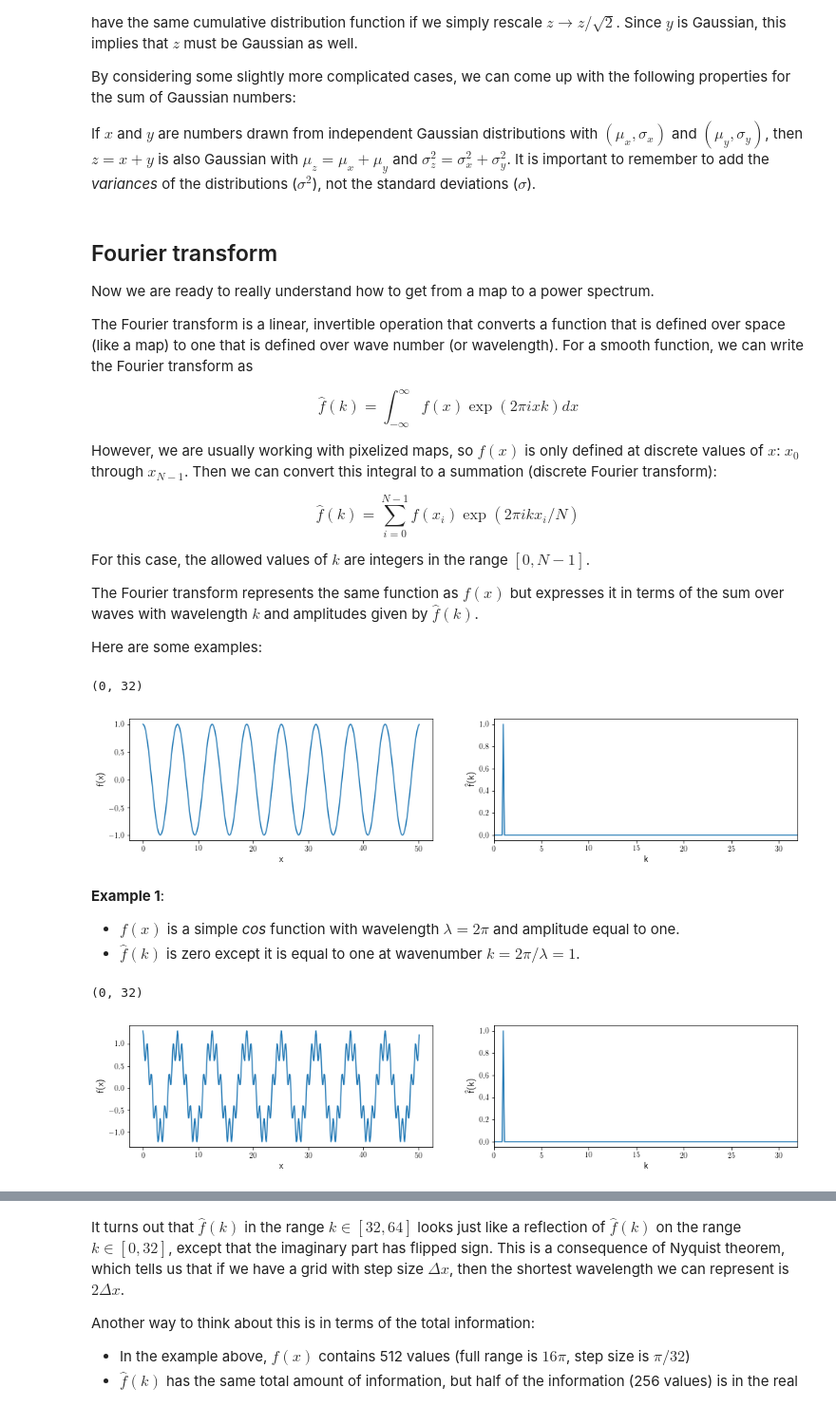
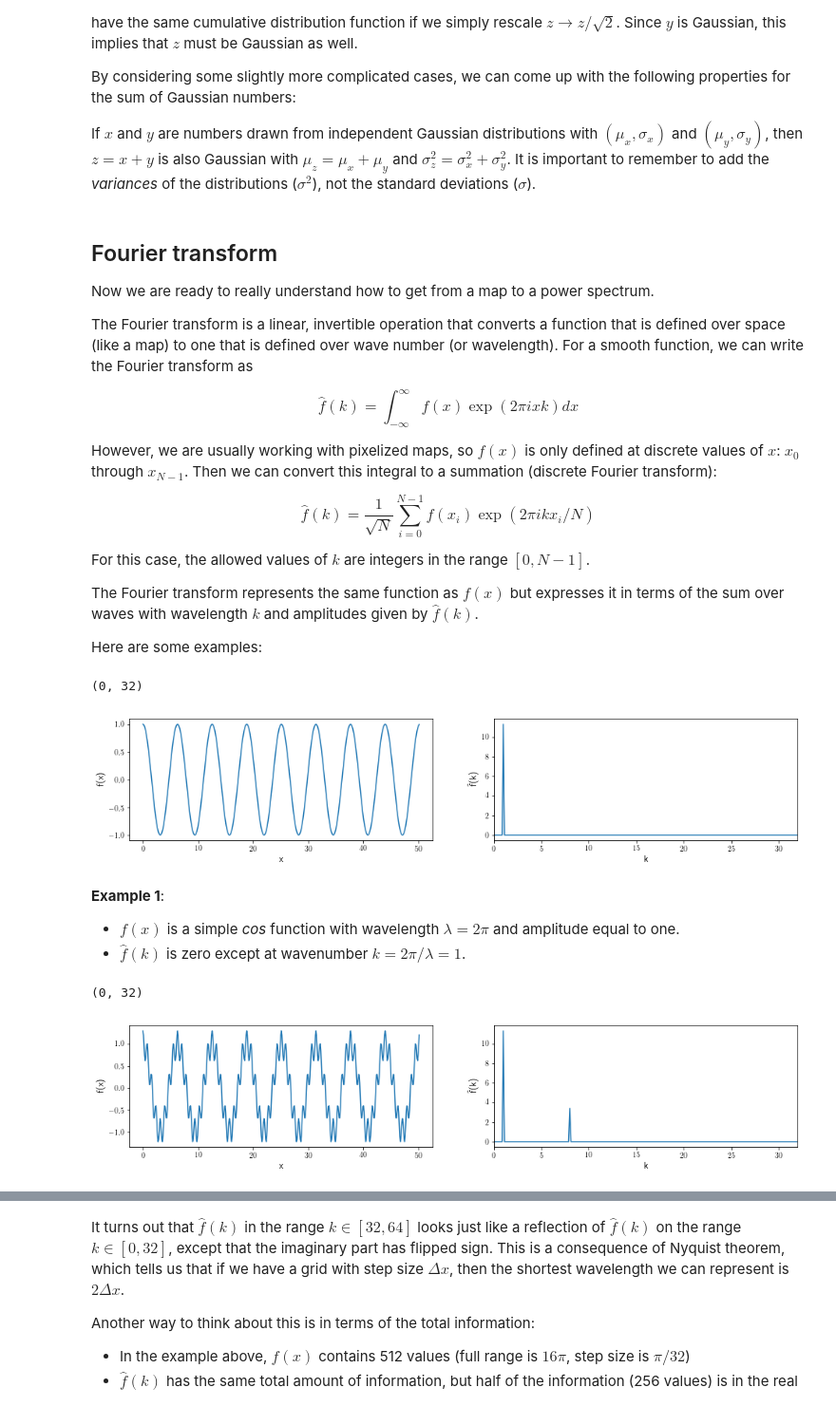
Before and after one commit to cbischoff/cmb-notebook, a Jupyter notebook: CMB angular power spectrum.ipynb, the cells around one changed output, grey strips where cells are left out. Shown at 95% size. Saved outputs shown, nothing was run; the diff lists cells and outputs as text; code cells hidden in the pictures.

```diff
--- a/CMB angular power spectrum.ipynb
+++ b/CMB angular power spectrum.ipynb
@@ -234,7 +234,7 @@ $$
 However, we are usually working with pixelized maps, so $f(x)$ is only defined at discrete values of $x$: $x_0$ through $x_{N-1}$. Then we can convert this integral to a summation (discrete Fourier transform):
 
 $$
-\hat{f}(k) = \sum_{i=0}^{N-1} f(x_i) \exp \left( 2 \pi i k x_i / N \right)
+\hat{f}(k) = \frac{1}{\sqrt{N}} \sum_{i=0}^{N-1} f(x_i) \exp \left( 2 \pi i k x_i / N \right)
 $$
 
 For this case, the allowed values of $k$ are integers in the range $[0, N-1]$.
@@ -251,37 +251,37 @@ plt.plot(x, fx)
 plt.xlabel('x', fontsize=12)
 plt.ylabel('f(x)', fontsize=12)
 k = np.arange(0, 64, 0.125)
-fk = np.real(np.fft.fft(fx1)) / 256.
+fk = np.fft.fft(fx) / np.sqrt(512)
 plt.subplot(1, 2, 2)
-plt.plot(k, fk)
+plt.plot(k, np.real(fk))
 plt.xlabel('k', fontsize=12)
 plt.ylabel('\^{f}(k)', fontsize=12)
 plt.xlim(0, 32)
 # %% [output]
 (0, 32)
-[figure, old version]
+[figure, new version]
 # %% [markdown]
 **Example 1**:
 * $f(x)$ is a simple *cos* function with wavelength $\lambda = 2 \pi$ and amplitude equal to one.
-* $\hat{f}(k)$ is zero except it is equal to one at wavenumber $k = 2 \pi / \lambda = 1$.
+* $\hat{f}(k)$ is zero except at wavenumber $k = 2 \pi / \lambda = 1$.
 # %%
 plt.figure(figsize=(16, 3))
 x = np.arange(0, 16 * np.pi, np.pi / 32)
 fx = np.cos(x) + 0.3 * np.cos(8 * x)
 plt.subplot(1, 2, 1)
 plt.plot(x, fx)
 plt.xlabel('x', fontsize=12)
 plt.ylabel('f(x)', fontsize=12)
 k = np.arange(0, 64, 0.125)
-fk = np.real(np.fft.fft(fx1)) / 256.
+fk = np.fft.fft(fx) / np.sqrt(512)
 plt.subplot(1, 2, 2)
-plt.plot(k, fk)
+plt.plot(k, np.real(fk))
 plt.xlabel('k', fontsize=12)
 plt.ylabel('\^{f}(k)', fontsize=12)
 plt.xlim(0, 32)
 # %% [output]
 (0, 32)
-[figure, old version]
+[figure, new version]
 # %% [markdown]
 **Example 2**:
 * $f(x)$ is the sum of a *cos* function with amplitude 1 and wavelength $2 \pi$ plus another *cos* function with amplitude 0.3 and wavelength $\pi / 4$.
```
Also changed, not shown: parts of 11 cells of this notebook.
